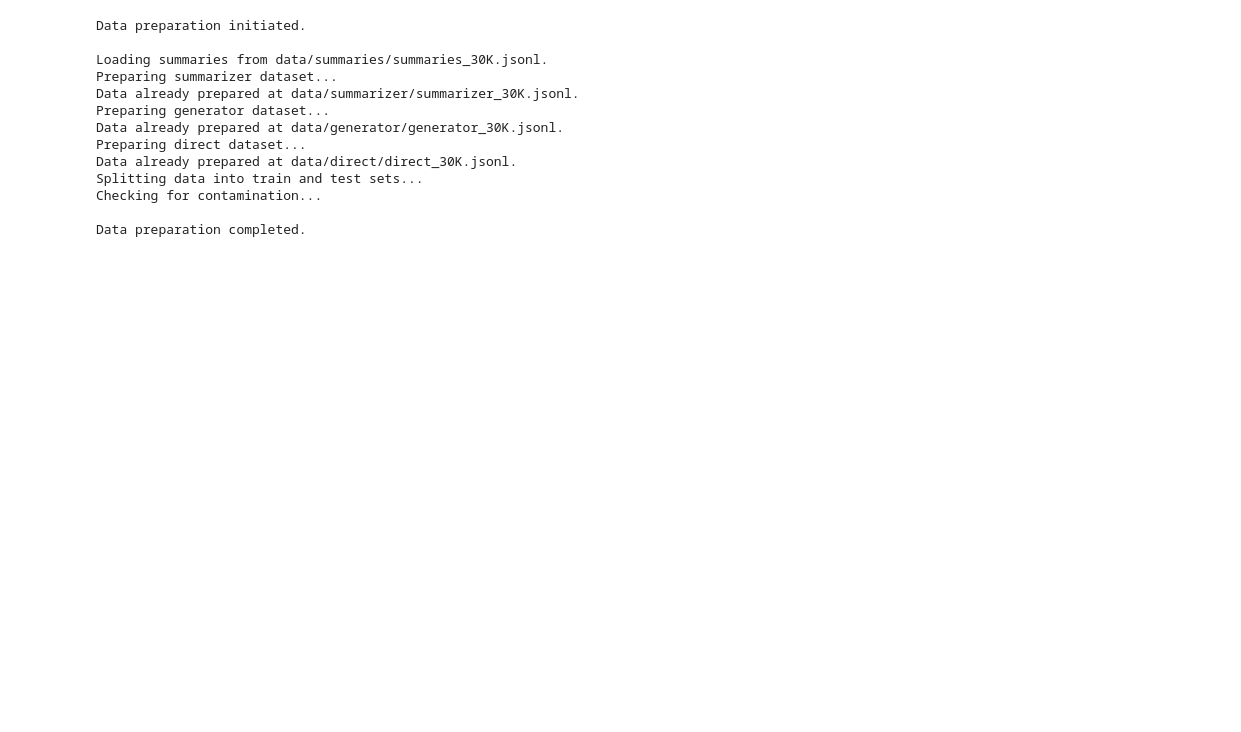
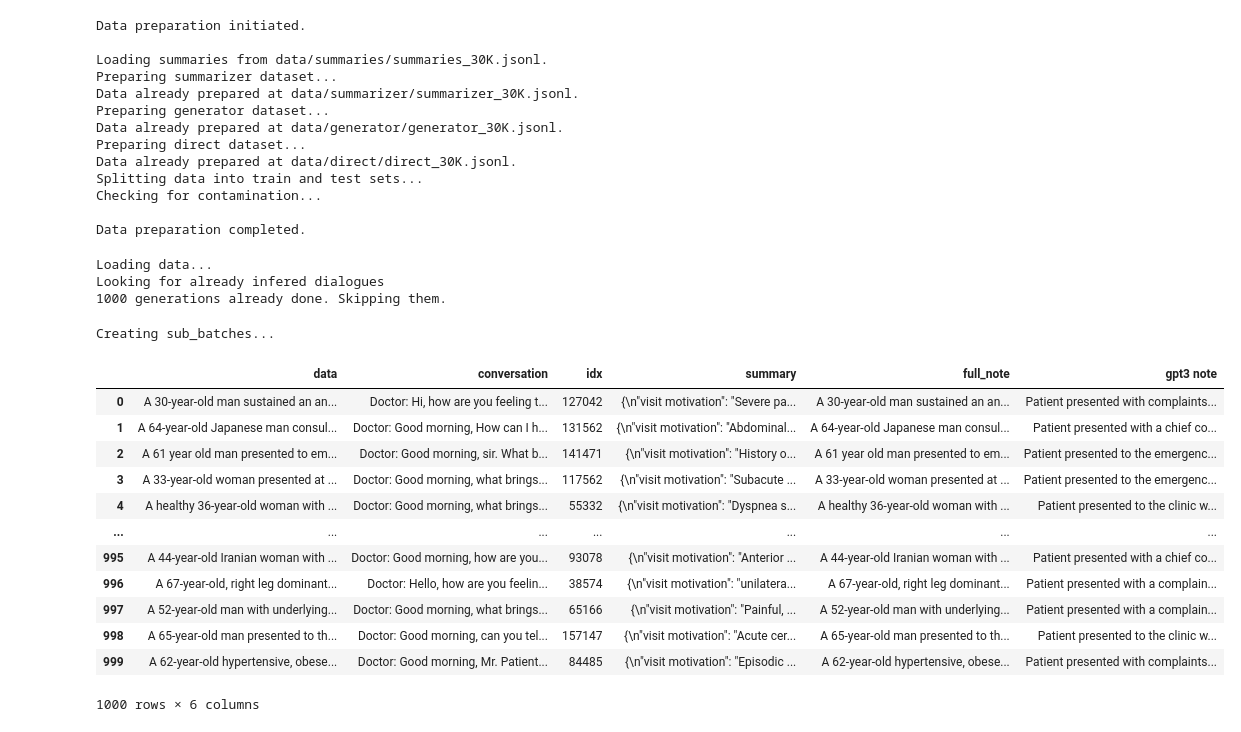
Before and after one commit to EPFL-IC-Make-Team/medinote, a Jupyter notebook: project.ipynb, the cells around one changed output. Saved outputs shown, nothing was run; the diff lists cells and outputs as text; code cells hidden in the pictures; blank space fills up the shorter version.

Commit message:
gpt3 infer evakl

```diff
--- a/project.ipynb
+++ b/project.ipynb
@@ -390,3 +391,23 @@ Splitting data into train and test sets...
 Checking for contamination...
 
 Data preparation completed.
+# %%
+infer_gpt3(nb_to_generate=1000)
+# %% [output]
+Loading data...
+Looking for already infered dialogues
+1000 generations already done. Skipping them.
+Creating sub_batches...
+|  | data | conversation | idx | summary | full_note | gpt3 note |
+| 0 | A 30-year-old man sustained an an... | Doctor: Hi, how are you feeling t... | 127042 | {\n"visit motivation": "Severe pa... | A 30-year-old man sustained an an... | Patient presented with complaints... |
+| 1 | A 64-year-old Japanese man consul... | Doctor: Good morning, How can I h... | 131562 | {\n"visit motivation": "Abdominal... | A 64-year-old Japanese man consul... | Patient presented with a chief co... |
+| 2 | A 61 year old man presented to em... | Doctor: Good morning, sir. What b... | 141471 | {\n"visit motivation": "History o... | A 61 year old man presented to em... | Patient presented to the emergenc... |
+| 3 | A 33-year-old woman presented at ... | Doctor: Good morning, what brings... | 117562 | {\n"visit motivation": "Subacute ... | A 33-year-old woman presented at ... | Patient presented to the emergenc... |
+| 4 | A healthy 36-year-old woman with ... | Doctor: Good morning, what brings... | 55332 | {\n"visit motivation": "Dyspnea s... | A healthy 36-year-old woman with ... | Patient presented to the clinic w... |
+| ... | ... | ... | ... | ... | ... | ... |
+| 995 | A 44-year-old Iranian woman with ... | Doctor: Good morning, how are you... | 93078 | {\n"visit motivation": "Anterior ... | A 44-year-old Iranian woman with ... | Patient presented with a chief co... |
+| 996 | A 67-year-old, right leg dominant... | Doctor: Hello, how are you feelin... | 38574 | {\n"visit motivation": "unilatera... | A 67-year-old, right leg dominant... | Patient presented with a complain... |
+| 997 | A 52-year-old man with underlying... | Doctor: Good morning, what brings... | 65166 | {\n"visit motivation": "Painful, ... | A 52-year-old man with underlying... | Patient presented with a complain... |
+| 998 | A 65-year-old man presented to th... | Doctor: Good morning, can you tel... | 157147 | {\n"visit motivation": "Acute cer... | A 65-year-old man presented to th... | Patient presented to the clinic w... |
+| 999 | A 62-year-old hypertensive, obese... | Doctor: Good morning, Mr. Patient... | 84485 | {\n"visit motivation": "Episodic ... | A 62-year-old hypertensive, obese... | Patient presented with complaints... |
+1000 rows × 6 columns
```
Also changed, not shown: parts of 1 cell of this notebook, 4 other files.
